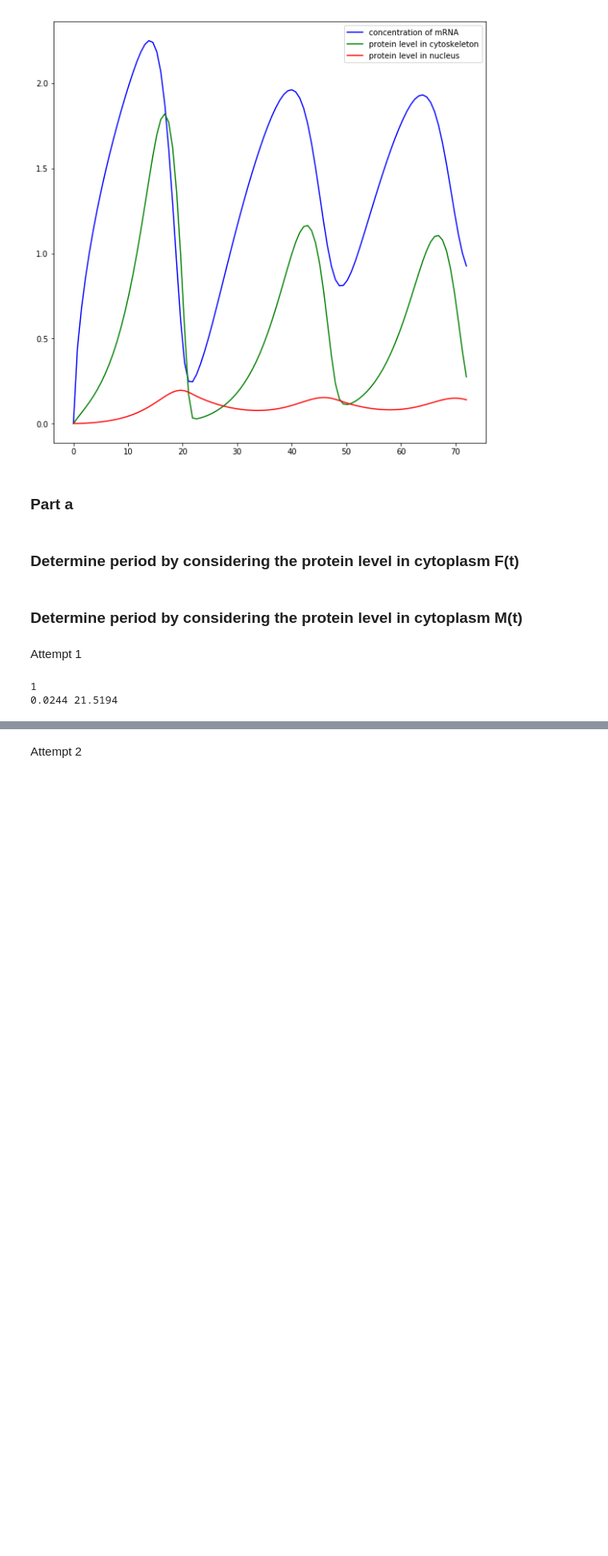
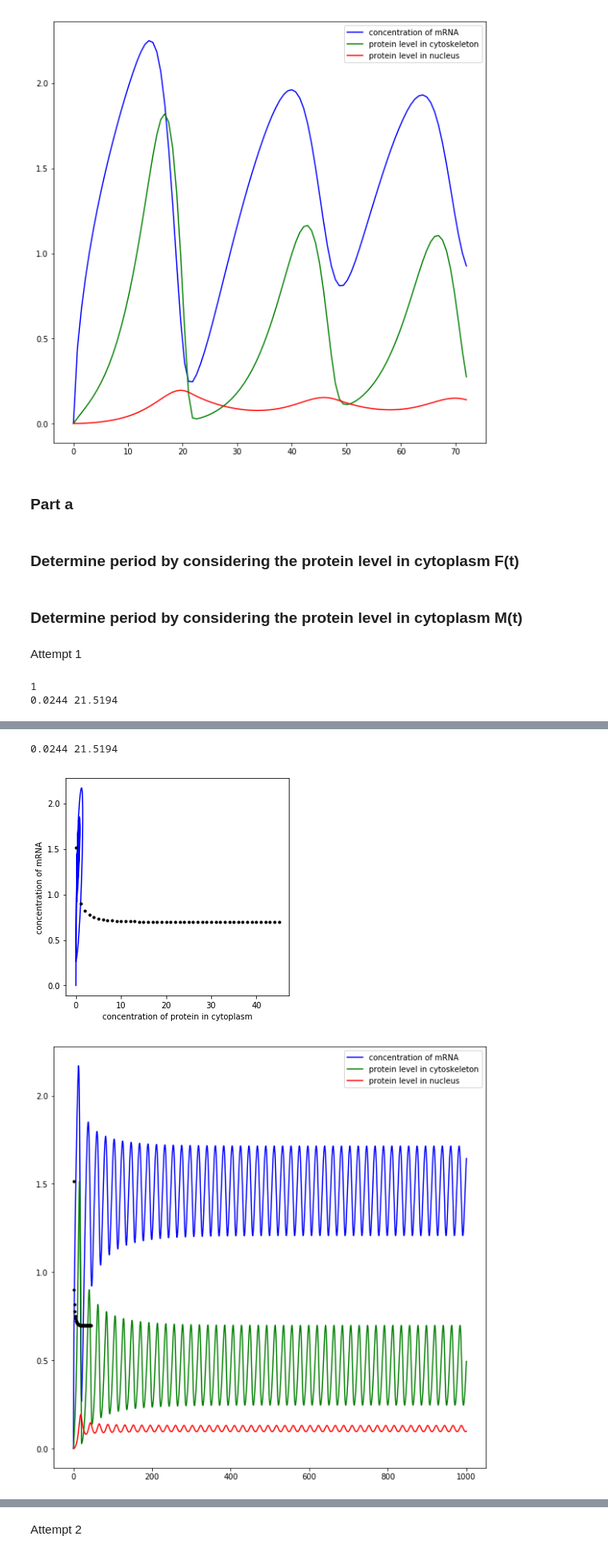
Before and after one commit to Icxa/LabTasks5-16March, a Jupyter notebook: Modeling and Simulation.ipynb, the cells around one changed output, grey strips where cells are left out. Shown at 80% size. Cells and saved outputs as stored; diff of their text form; code cells hidden in the pictures; blank space fills up the shorter version.

```diff
--- a/Modeling and Simulation.ipynb
+++ b/Modeling and Simulation.ipynb
@@ -450,7 +450,7 @@ def findPeriodBasedOnFc(minkin, maxkin,stepsize,state0, timeGap):
         #print(meanP)
         if 21.48 < meanP < 21.53:
             # Append a tuple of (kin, mean period)
-            Ps.append((x,meanP, result_odeint, t))
+            Ps.append((x, meanP, result_odeint, t, Farray[maxindices]))
     return Ps
 # %% [markdown]
 ### Determine period by considering the protein level in cytoplasm  M(t)
@@ -495,6 +495,27 @@ def viewResultForPeriodsWithVarying_kin(results):
         print(kin, period)
         viewCircadianClock(result_odeint)
         viewProductConcentrationEvolution(result_odeint, time)
+# %%
+def viewResultForPeriodsForProteinWithVarying_kin(results):
+    for result in results:
+        kin = result[0]
+        period = result[1]
+        result_odeint = result[2]
+        time = result[3]
+        pointsWithPeaks = result[4]
+        print(kin, period)
+        fig, axes = plt.subplots(1,1, figsize=(5, 5))
+        plt.plot(result_odeint[:,1], result_odeint[:,0], c = 'blue')
+        plt.plot(pointsWithPeaks, '.', c = 'black')
+        plt.xlabel("concentration of protein in cytoplasm")
+        plt.ylabel("concentration of mRNA")
+        plt.show()
+        fig, axes = plt.subplots(1,1, figsize=(10, 10))
+        labels = ["concentration of mRNA", "protein level in cytoskeleton", "protein level in nucleus"]
+        plt.plot (time, result_odeint[:,0], 'blue', time, result_odeint[:,1], 'green', time, result_odeint[:,2], 'red')
+        plt.plot(pointsWithPeaks, '.', c= 'black')
+        plt.legend(labels, loc='best')
+        plt.show()
 # %% [markdown]
 Attempt 1
 # %%
@@ -506,12 +527,16 @@ timeGap = 0.001
 # %%
 results = findPeriodBasedOnFc(minkin, maxkin, stepsize, state0, timeGap)
 print(len(results))
 viewResultForPeriodsWithVarying_kin(results)
+viewResultForPeriodsForProteinWithVarying_kin(results)
 # %% [output]
 1
 0.0244 21.5194
 [figure]
 [figure]
+0.0244 21.5194
+[figure, added]
+[figure, added]
 # %%
 results = findPeriodBasedOnM(minkin, maxkin, stepsize, state0, timeGap)
 print(len(results))
```
Also changed, not shown: parts of 8 cells of this notebook.
